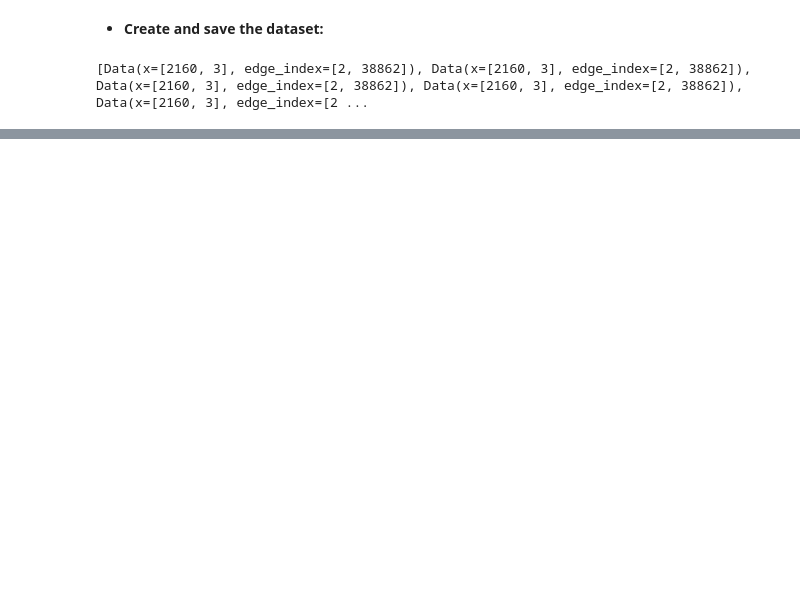
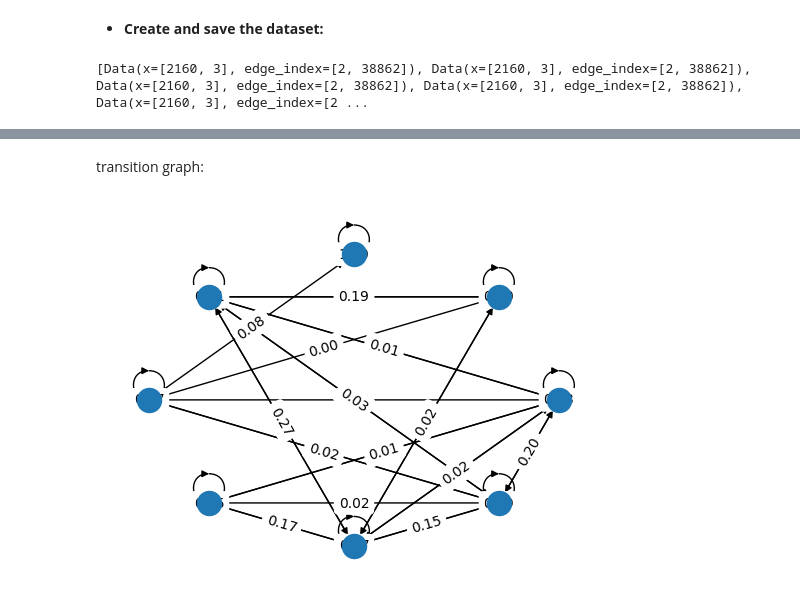
Before and after one commit to MeysamAmirsardari/PoseModel, a Jupyter notebook: Jupyter Notebook/Modeling.ipynb, the cells around one changed output, grey strips where cells are left out. Cells and saved outputs as stored; diff of their text form; code cells hidden in the pictures; blank space fills up the shorter version.

```diff
--- a/Jupyter Notebook/Modeling.ipynb
+++ b/Jupyter Notebook/Modeling.ipynb
@@ -376,0 +768,39 @@ cluster_labels = gmm.predict(embeddings)
+# %% [markdown]
+transition graph:
+# %%
+import numpy as np
+import networkx as nx
+import matplotlib.pyplot as plt
+
+# define the transition matrix
+P = transition_matrix
+
+# create a directed graph
+G = nx.DiGraph()
+
+# add nodes to the graph
+for i in range(P.shape[0]):
+    G.add_node(i)
+
+# add edges to the graph
+for i in range(P.shape[0]):
+    for j in range(P.shape[1]):
+        if P[i,j] > 0:
+            G.add_edge(i, j, weight=P[i,j])
+
+# set the positions of the nodes in the graph
+pos = nx.circular_layout(G)
+
+# draw the nodes and edges of the graph
+nx.draw_networkx_nodes(G, pos)
+nx.draw_networkx_edges(G, pos)
+
+# add edge labels to the graph
+edge_labels = {(i, j): "{:.2f}".format(P[i,j]) for i, j in G.edges()}
+nx.draw_networkx_edge_labels(G, pos, edge_labels=edge_labels)
+
+# display the graph
+plt.axis("off")
+plt.show()
+# %% [output]
+[figure, added]
```
Also changed, not shown: parts of 84 cells of this notebook.
